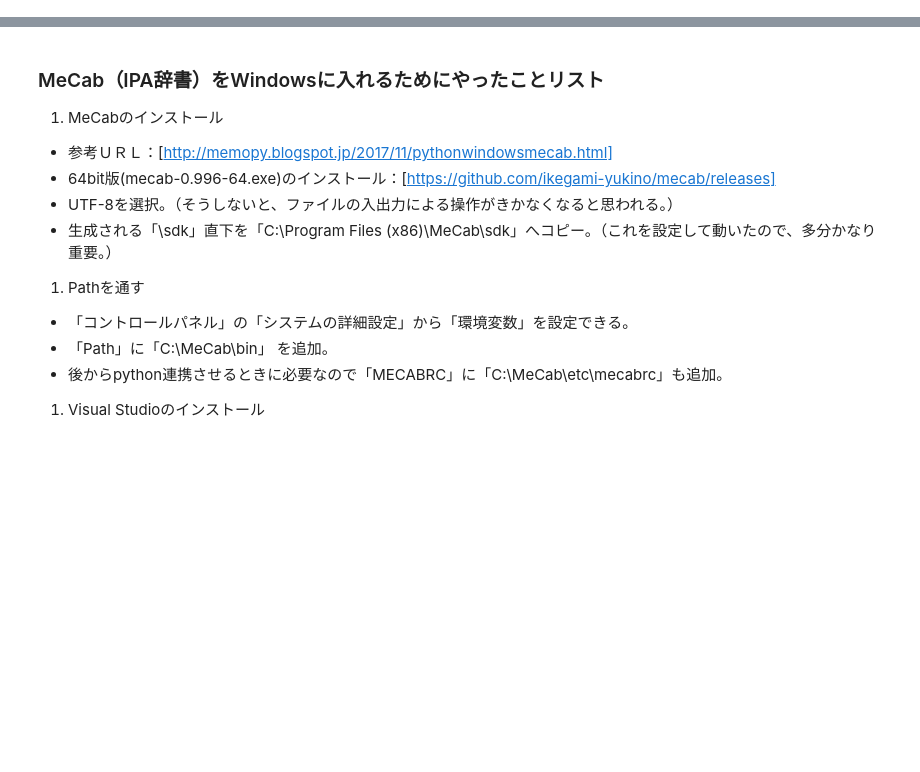
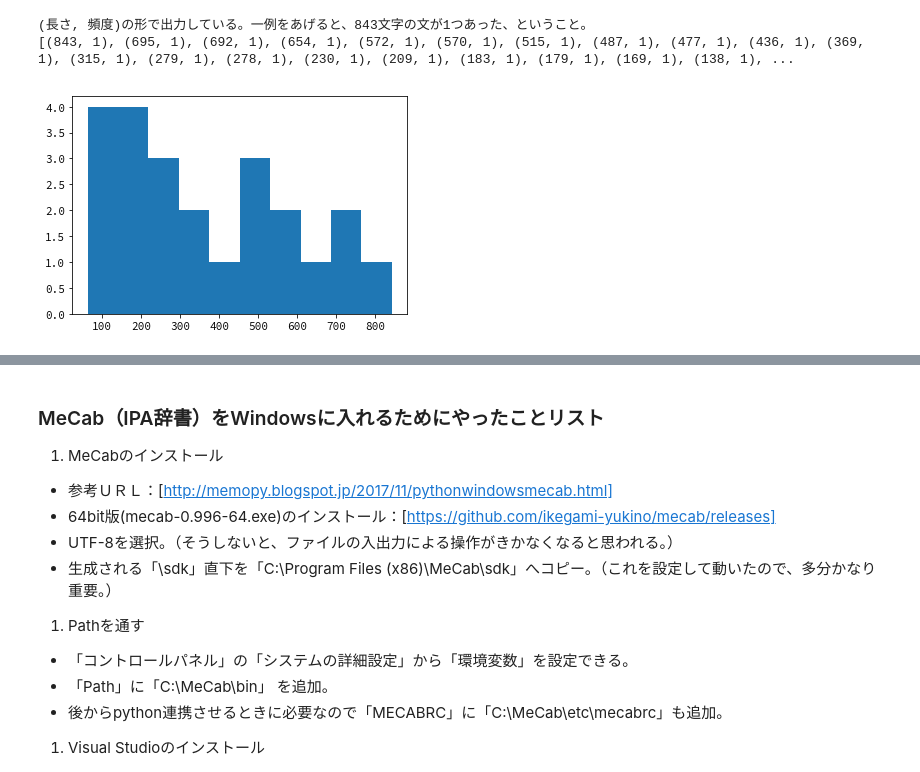
Before and after one commit to ikki02/TextMining, a Jupyter notebook: TextMiningTest.ipynb, the cells around one changed output, grey strips where cells are left out. Cells and saved outputs as stored; diff of their text form; code cells hidden in the pictures; blank space fills up the shorter version.

```diff
--- a/TextMiningTest.ipynb
+++ b/TextMiningTest.ipynb
@@ -36,0 +85,23 @@ for u in aozora.read():
+# %%
+# -*- coding: utf-8 -*-
+# 4.1.2節　テキストを文ごとに分割し文字数を数える　文への分割
+import matplotlib.pyplot as plt
+import numpy as np
+import nltk
+from nltk.corpus import inaugural
+from collections import Counter
+text = inaugural.raw('1789-Washington.txt')
+sents = nltk.tokenize.sent_tokenize(text)   # sentsは1文ずつを要素とするリスト
+# sentsの文ごとの文字数のリストを作り、Counterで頻度を数える
+cnt = Counter(len(x) for x in sents)
+# 頻度と長さの降順にソートして表示
+print('(長さ, 頻度)の形で出力している。一例をあげると、843文字の文が1つあった、ということ。')
+print(sorted(cnt.items(), key=lambda x: [x[1], x[0]], reverse=True))
+
+nstring = np.array([len(x) for x in sents])
+plt.hist(nstring)
+plt.show()
+# %% [output]
+(長さ, 頻度)の形で出力している。一例をあげると、843文字の文が1つあった、ということ。
+[(843, 1), (695, 1), (692, 1), (654, 1), (572, 1), (570, 1), (515, 1), (487, 1), (477, 1), (436, 1), (369, 1), (315, 1), (279, 1), (278, 1), (230, 1), (209, 1), (183, 1), (179, 1), (169, 1), (138, 1), ...
+[figure, added]
```
Also changed, not shown: parts of 18 cells of this notebook.
